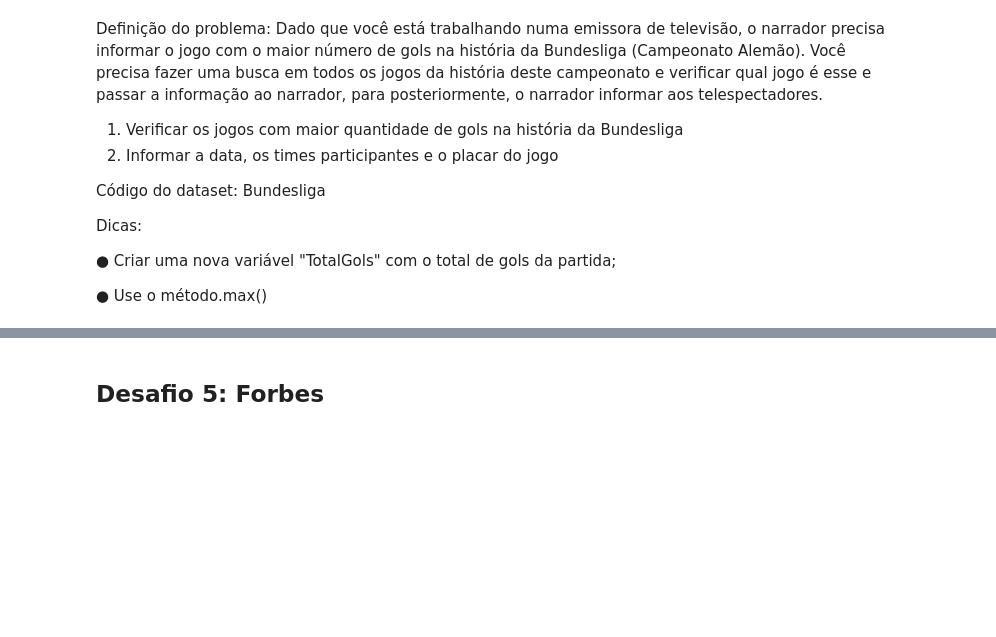
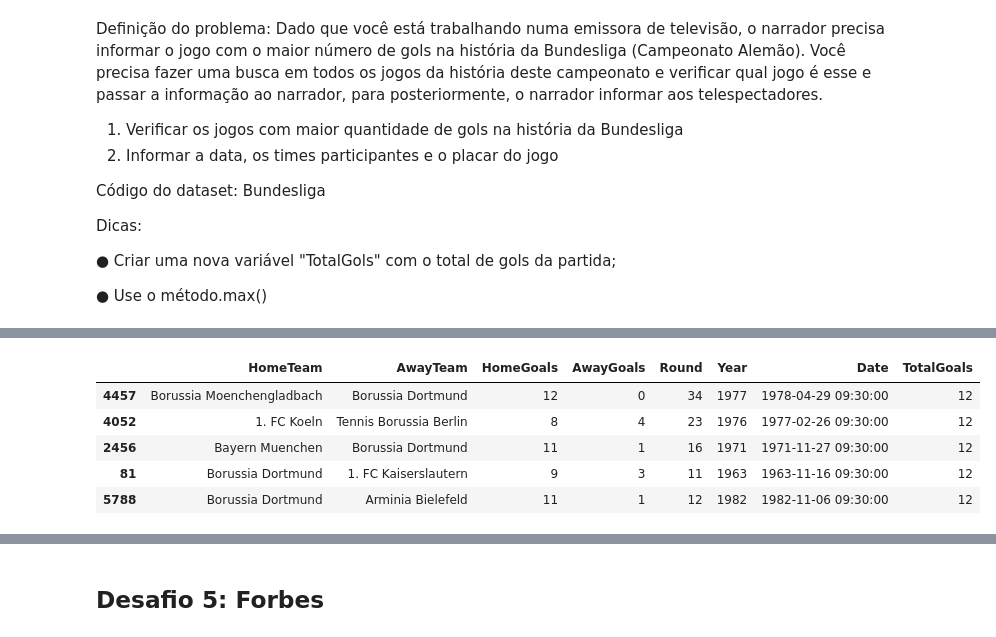
Before and after one commit to luanans/Bootcamp-WoMakersCode, a Jupyter notebook: Desafio_Python_Pandas/Desafio_Python_Pandas.ipynb, the cells around one changed output, grey strips where cells are left out. Saved outputs shown, nothing was run; the diff lists cells and outputs as text; code cells hidden in the pictures; blank space fills up the shorter version.

```diff
--- a/Desafio_Python_Pandas/Desafio_Python_Pandas.ipynb
+++ b/Desafio_Python_Pandas/Desafio_Python_Pandas.ipynb
@@ -290,0 +324,3 @@ Dicas:
+# %%
+df = data('Bundesliga')
+df.head()
@@ -290,0 +334,10 @@ Dicas:
+# %%
+df['TotalGoals'] = df['HomeGoals'] + df['AwayGoals']
+df.sort_values('TotalGoals', ascending=False).head(5)
+# %% [output]
+|  | HomeTeam | AwayTeam | HomeGoals | AwayGoals | Round | Year | Date | TotalGoals |
+| 4457 | Borussia Moenchengladbach | Borussia Dortmund | 12 | 0 | 34 | 1977 | 1978-04-29 09:30:00 | 12 |
+| 4052 | 1. FC Koeln | Tennis Borussia Berlin | 8 | 4 | 23 | 1976 | 1977-02-26 09:30:00 | 12 |
+| 2456 | Bayern Muenchen | Borussia Dortmund | 11 | 1 | 16 | 1971 | 1971-11-27 09:30:00 | 12 |
+| 81 | Borussia Dortmund | 1. FC Kaiserslautern | 9 | 3 | 11 | 1963 | 1963-11-16 09:30:00 | 12 |
+| 5788 | Borussia Dortmund | Arminia Bielefeld | 11 | 1 | 12 | 1982 | 1982-11-06 09:30:00 | 12 |
```
Also changed, not shown: parts of 19 cells of this notebook.
